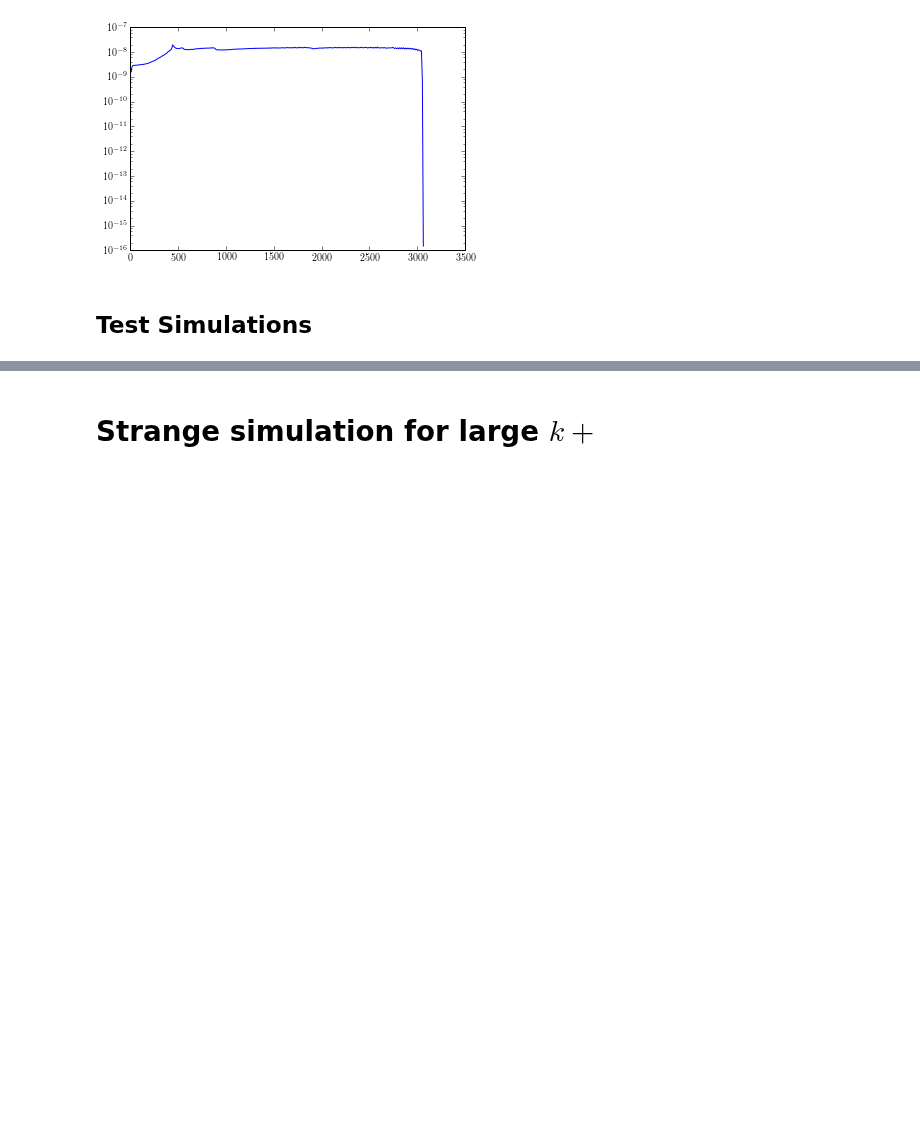
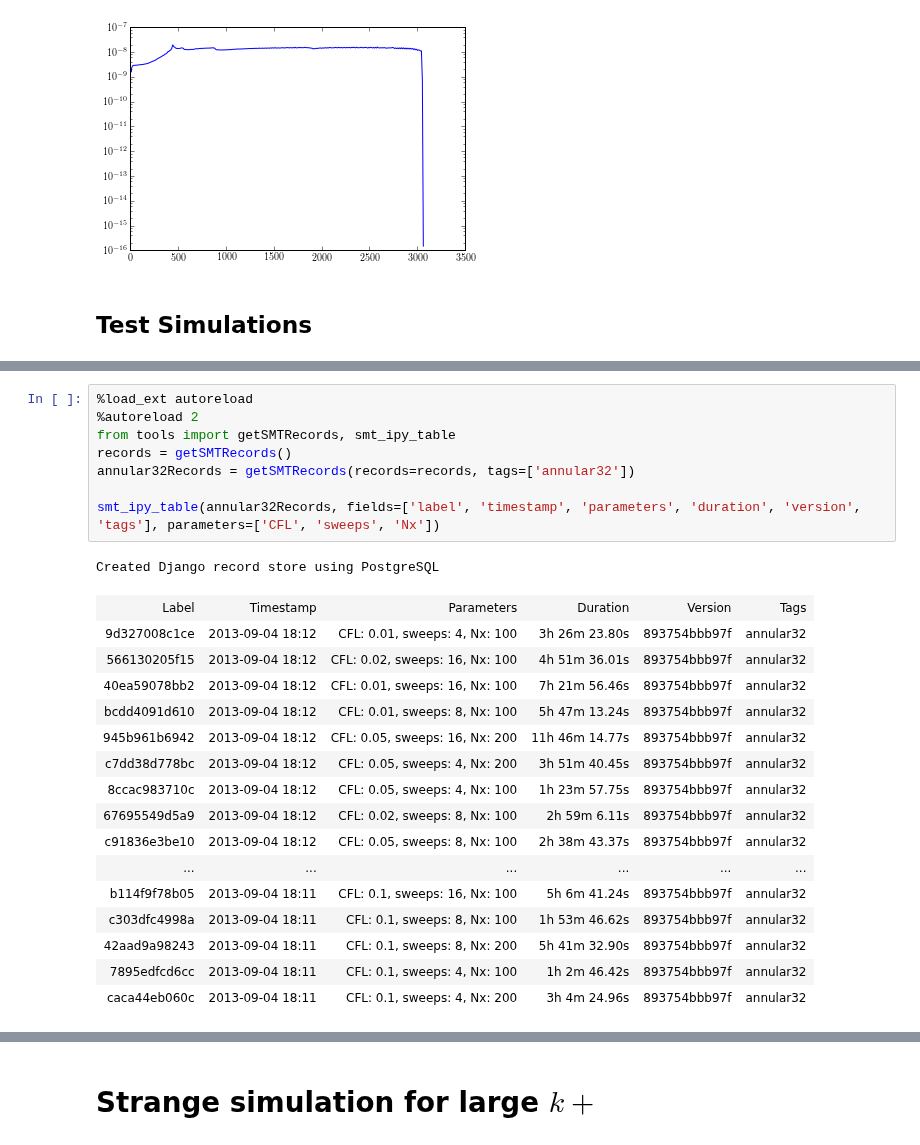
Before and after one commit to wd15/extremefill2D, a Jupyter notebook: annular7.ipynb, the cells around one changed output, grey strips where cells are left out. Drawn from its saved outputs; the diff is of its cells as text; blank space fills up the shorter version.

```diff
--- a/annular7.ipynb
+++ b/annular7.ipynb
@@ -122,0 +163,26 @@ Wed Sep  4 16:27:00 EDT 2013
+# %%
+%load_ext autoreload
+%autoreload 2
+from tools import getSMTRecords, smt_ipy_table
+records = getSMTRecords()
+annular32Records = getSMTRecords(records=records, tags=['annular32'])
+
+smt_ipy_table(annular32Records, fields=['label', 'timestamp', 'parameters', 'duration', 'version', 'tags'], parameters=['CFL', 'sweeps', 'Nx'])
+# %% [output]
+Created Django record store using PostgreSQL
+| Label | Timestamp | Parameters | Duration | Version | Tags |
+| 9d327008c1ce | 2013-09-04 18:12 | CFL: 0.01, sweeps: 4, Nx: 100 | 3h 26m 23.80s | 893754bbb97f | annular32 |
+| 566130205f15 | 2013-09-04 18:12 | CFL: 0.02, sweeps: 16, Nx: 100 | 4h 51m 36.01s | 893754bbb97f | annular32 |
+| 40ea59078bb2 | 2013-09-04 18:12 | CFL: 0.01, sweeps: 16, Nx: 100 | 7h 21m 56.46s | 893754bbb97f | annular32 |
+| bcdd4091d610 | 2013-09-04 18:12 | CFL: 0.01, sweeps: 8, Nx: 100 | 5h 47m 13.24s | 893754bbb97f | annular32 |
+| 945b961b6942 | 2013-09-04 18:12 | CFL: 0.05, sweeps: 16, Nx: 200 | 11h 46m 14.77s | 893754bbb97f | annular32 |
+| c7dd38d778bc | 2013-09-04 18:12 | CFL: 0.05, sweeps: 4, Nx: 200 | 3h 51m 40.45s | 893754bbb97f | annular32 |
+| 8ccac983710c | 2013-09-04 18:12 | CFL: 0.05, sweeps: 4, Nx: 100 | 1h 23m 57.75s | 893754bbb97f | annular32 |
+| 67695549d5a9 | 2013-09-04 18:12 | CFL: 0.02, sweeps: 8, Nx: 100 | 2h 59m 6.11s | 893754bbb97f | annular32 |
+| c91836e3be10 | 2013-09-04 18:12 | CFL: 0.05, sweeps: 8, Nx: 100 | 2h 38m 43.37s | 893754bbb97f | annular32 |
+| ... | ... | ... | ... | ... | ... |
+| b114f9f78b05 | 2013-09-04 18:11 | CFL: 0.1, sweeps: 16, Nx: 100 | 5h 6m 41.24s | 893754bbb97f | annular32 |
+| c303dfc4998a | 2013-09-04 18:11 | CFL: 0.1, sweeps: 8, Nx: 100 | 1h 53m 46.62s | 893754bbb97f | annular32 |
+| 42aad9a98243 | 2013-09-04 18:11 | CFL: 0.1, sweeps: 8, Nx: 200 | 5h 41m 32.90s | 893754bbb97f | annular32 |
+| 7895edfcd6cc | 2013-09-04 18:11 | CFL: 0.1, sweeps: 4, Nx: 100 | 1h 2m 46.42s | 893754bbb97f | annular32 |
+| caca44eb060c | 2013-09-04 18:11 | CFL: 0.1, sweeps: 4, Nx: 200 | 3h 4m 24.96s | 893754bbb97f | annular32 |
```
Also changed, not shown: parts of 6 cells of this notebook.
